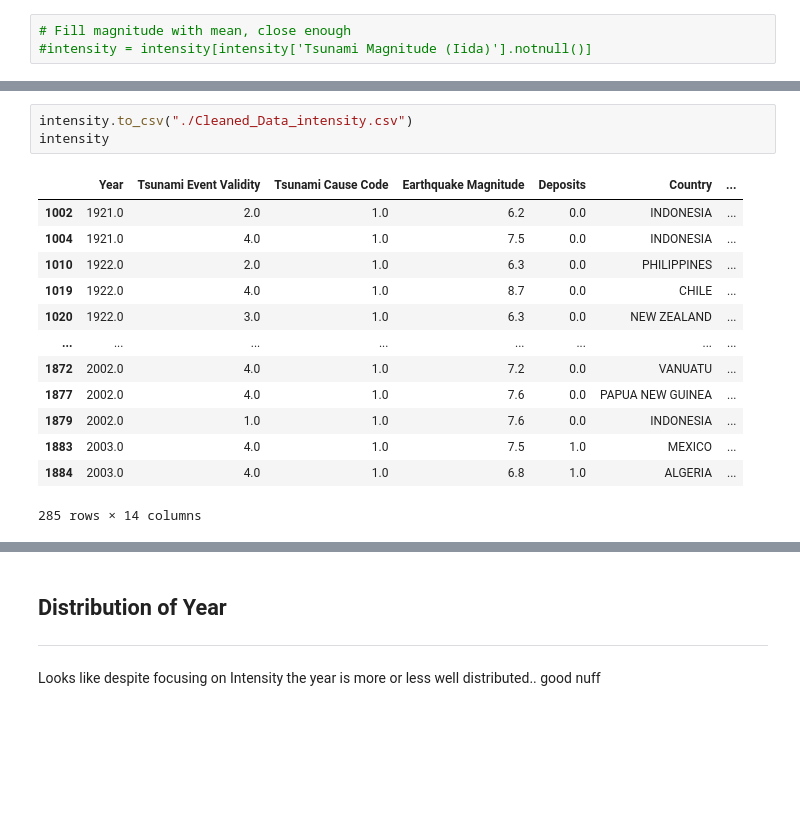
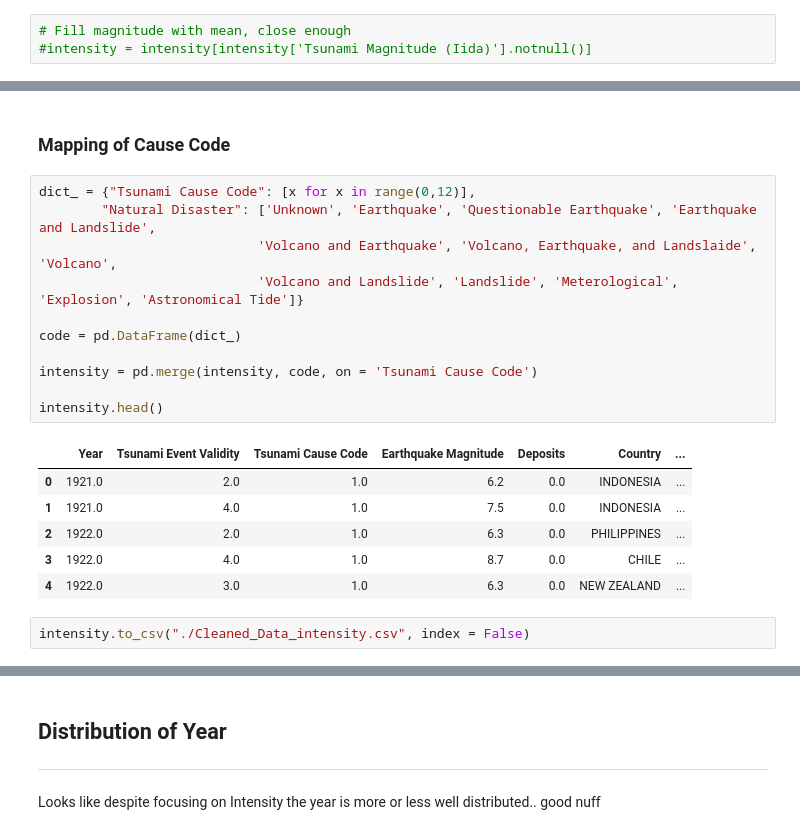
Before and after one commit to AmirAhanchian/Tsunami-Project-3-team5, a Jupyter notebook: Tsuanmi-amir.ipynb, the cells around one changed output, grey strips where cells are left out. Cells and saved outputs as stored; diff of their text form; blank space fills up the shorter version.

```diff
--- a/Tsuanmi-amir.ipynb
+++ b/Tsuanmi-amir.ipynb
@@ -162,20 +160,25 @@ Total Injuries              198
 dtype: int64
+# %% [markdown]
+### Mapping of Cause Code
+# %%
+dict_ = {"Tsunami Cause Code": [x for x in range(0,12)],
+        "Natural Disaster": ['Unknown', 'Earthquake', 'Questionable Earthquake', 'Earthquake and Landslide',
+                            'Volcano and Earthquake', 'Volcano, Earthquake, and Landslaide', 'Volcano',
+                            'Volcano and Landslide', 'Landslide', 'Meterological', 'Explosion', 'Astronomical Tide']}
+
+code = pd.DataFrame(dict_)
+
+intensity = pd.merge(intensity, code, on = 'Tsunami Cause Code')
+
+intensity.head()
+# %% [output]
+|  | Year | Tsunami Event Validity | Tsunami Cause Code | Earthquake Magnitude | Deposits | Country | ... |
+| 0 | 1921.0 | 2.0 | 1.0 | 6.2 | 0.0 | INDONESIA | ... |
+| 1 | 1921.0 | 4.0 | 1.0 | 7.5 | 0.0 | INDONESIA | ... |
+| 2 | 1922.0 | 2.0 | 1.0 | 6.3 | 0.0 | PHILIPPINES | ... |
+| 3 | 1922.0 | 4.0 | 1.0 | 8.7 | 0.0 | CHILE | ... |
+| 4 | 1922.0 | 3.0 | 1.0 | 6.3 | 0.0 | NEW ZEALAND | ... |
 # %%
-intensity.to_csv("./Cleaned_Data_intensity.csv")
-intensity
+intensity.to_csv("./Cleaned_Data_intensity.csv", index = False)
-# %% [output]
-|  | Year | Tsunami Event Validity | Tsunami Cause Code | Earthquake Magnitude | Deposits | Country | ... |
-| 1002 | 1921.0 | 2.0 | 1.0 | 6.2 | 0.0 | INDONESIA | ... |
-| 1004 | 1921.0 | 4.0 | 1.0 | 7.5 | 0.0 | INDONESIA | ... |
-| 1010 | 1922.0 | 2.0 | 1.0 | 6.3 | 0.0 | PHILIPPINES | ... |
-| 1019 | 1922.0 | 4.0 | 1.0 | 8.7 | 0.0 | CHILE | ... |
-| 1020 | 1922.0 | 3.0 | 1.0 | 6.3 | 0.0 | NEW ZEALAND | ... |
-| ... | ... | ... | ... | ... | ... | ... | ... |
-| 1872 | 2002.0 | 4.0 | 1.0 | 7.2 | 0.0 | VANUATU | ... |
-| 1877 | 2002.0 | 4.0 | 1.0 | 7.6 | 0.0 | PAPUA NEW GUINEA | ... |
-| 1879 | 2002.0 | 1.0 | 1.0 | 7.6 | 0.0 | INDONESIA | ... |
-| 1883 | 2003.0 | 4.0 | 1.0 | 7.5 | 1.0 | MEXICO | ... |
-| 1884 | 2003.0 | 4.0 | 1.0 | 6.8 | 1.0 | ALGERIA | ... |
-285 rows × 14 columns
 # %%
 deaths_df = intensity[intensity['Total Deaths'].notnull()]
```
Also changed, not shown: parts of 19 cells of this notebook, 3 other files.
